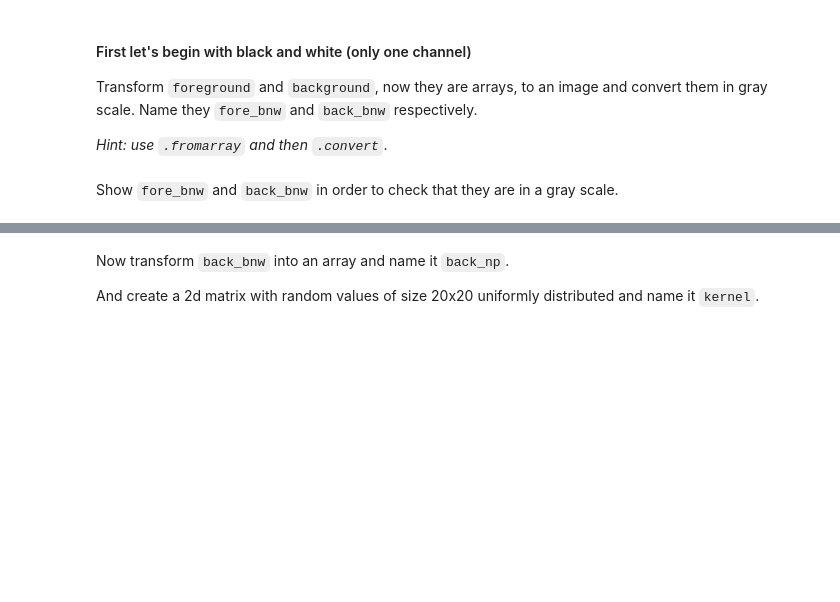
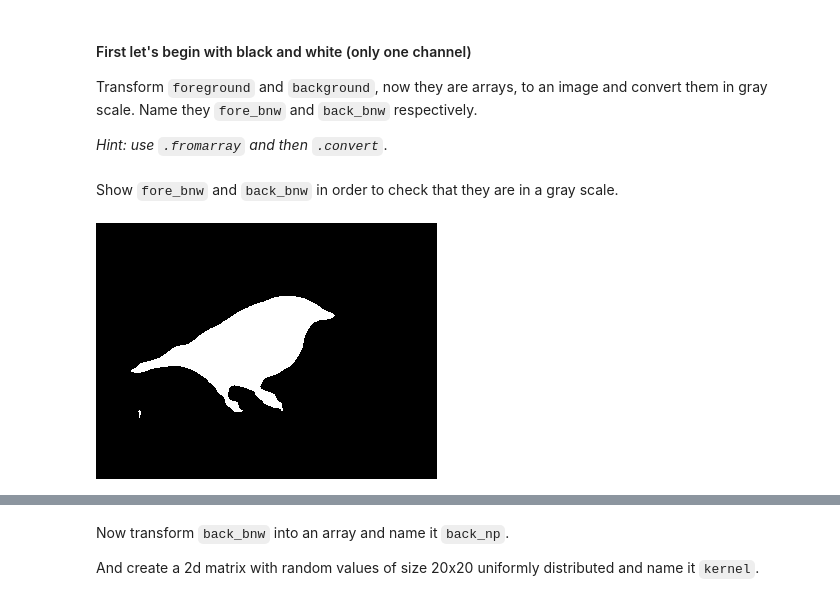
Before and after one commit to blancalluch/ImageSegmentation, a Jupyter notebook: main.ipynb, the cells around one changed output, grey strips where cells are left out. Saved outputs shown, nothing was run; the diff lists cells and outputs as text; code cells hidden in the pictures; blank space fills up the shorter version.

```diff
--- a/main.ipynb
+++ b/main.ipynb
@@ -120,2 +124,8 @@ Transform `foreground` and `background`, now they are arrays, to an image and co
+# %%
+fore_bnw = Image.fromarray(foreground_mask)
+back_bnw = Image.fromarray(background_mask)
+# %%
+fore_bnw = fore_bnw.convert("L")
+back_bnw = back_bnw.convert("L")
 # %% [markdown]
 Show `fore_bnw` and `back_bnw` in order to check that they are in a gray scale.
@@ -123,0 +132,4 @@ Show `fore_bnw` and `back_bnw` in order to check that they are in a gray scale.
+# %%
+fore_bnw
+# %% [output]
+[figure, added]
```
Also changed, not shown: parts of 5 cells of this notebook.
